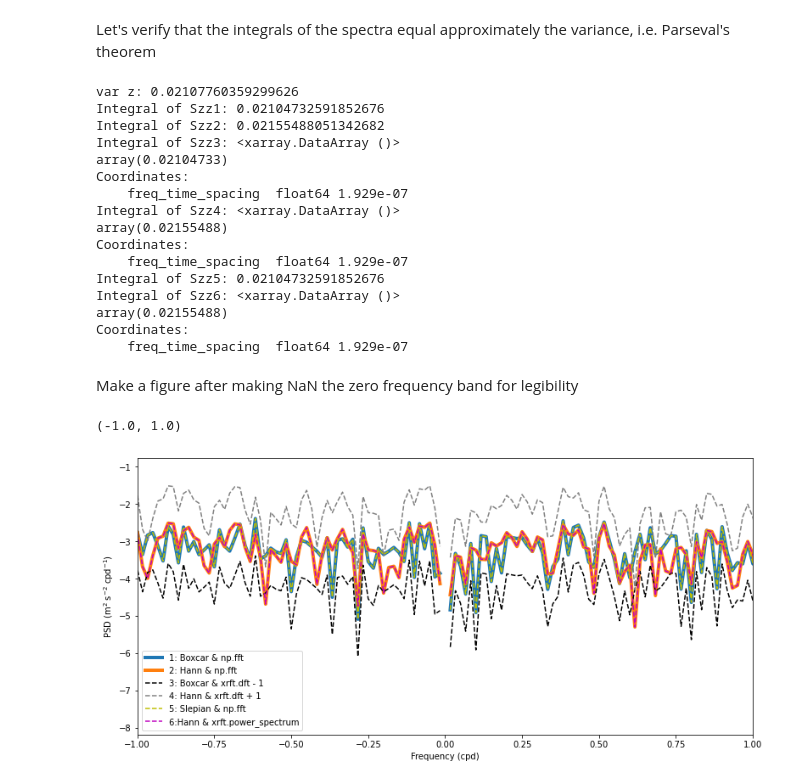
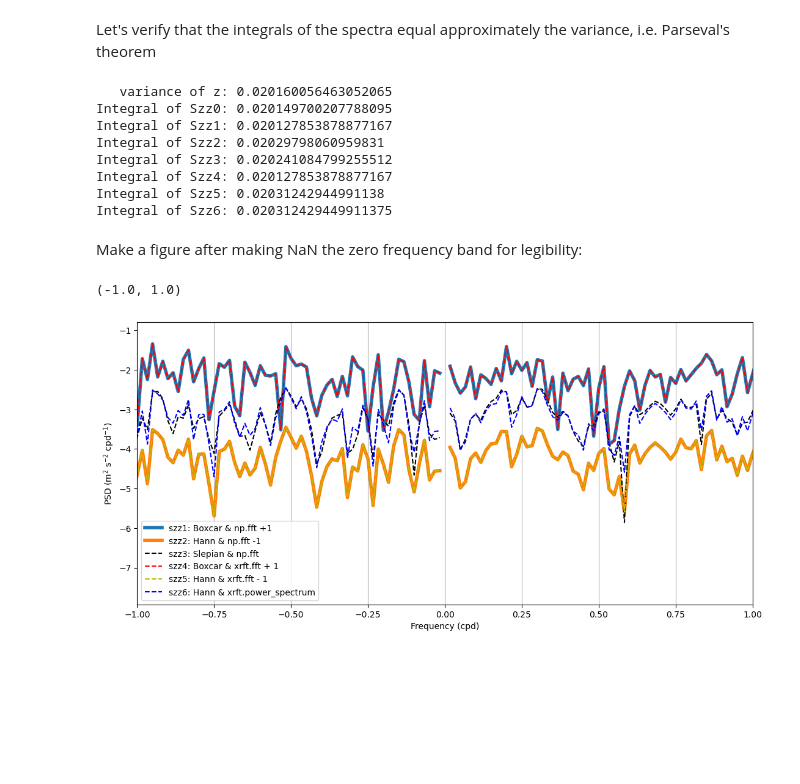
Before and after one commit to selipot/congenial-spectrum, a Jupyter notebook: index.ipynb, the cells around one changed output. Saved outputs shown, nothing was run; the diff lists cells and outputs as text; code cells hidden in the pictures; blank space fills up the shorter version.

```diff
--- a/index.ipynb
+++ b/index.ipynb
@@ -132,0 +180,24 @@ szz6 = (dt/hann_fac)*(1/(N*60*60))*N**2*xrft.power_spectrum(za.z,dim=['time'],wi
+# %%
+# Using xrft routine for FFT with no window, i.e a boxcar window. `xrft.fft` includes a true_amplitude optional argument that applies the multiplication by dt of the fft
+# but that is not useful; not sure why it is used
+zfft4 = xrft.fft(za.z,dim=['time'],window='boxcar',detrend='constant',true_amplitude=False,shift=False)
+# multiply the absolute squared Fourier transform coefficients by dt to make a PSD and divide by correction for window
+szz4 = (np.abs(zfft4)**2)*dt/(boxcar_fac)
+# szz3 = (np.abs(zfft3)**2)*dt/N # this is equivalent because boxcar_fac = 1440 = N
+# %%
+
+# Using `xrft.fft` routine for FFT but with Hann window.
+zfft5 = xrft.fft(za.z,dim=['time'],window='hann',detrend='constant',true_amplitude=False,shift=False)
+# multiply the absolute squared Fourier transform coefficients by dt to make a PSD and divide by correction for window
+szz5 = (np.abs(zfft5)**2)*dt/hann_fac
+# %%
+# Using the `xrft.power_spectrum method` with the density option and the window correction option
+# does not lead to the expected result. Looking at the source code, this function takes the square of the absolute of the
+# FFT of the data but multiplies by the frequency resolution (scaling='density') and divide by the mean of the squares of the window sequence
+# (window_correction=True).
+# It divides by N^2 and the frequency spacing 1/(N dt) with dt in s?
+# to correct, I multiply back by N^2 and 1/(N dt) as well as correct by the dt/hann_fac
+# this to understand:
+#szz6 = xrft.power_spectrum(za.z,dim=['time'],window='hann',detrend='constant',scaling='density',window_correction=True)
+szz6 = (dt/hann_fac)*(1/(N*60*60))*N**2*xrft.power_spectrum(za.z,dim=['time'],window='hann',detrend='constant',shift=False,scaling='density')
+szz6
@@ -133,57 +210,50 @@ szz6 = (dt/hann_fac)*(1/(N*60*60))*N**2*xrft.power_spectrum(za.z,dim=['time'],wi
 # %% [markdown]
 Let's verify that the integrals of the spectra equal approximately the variance, i.e. Parseval's theorem
 # %%
-print('var z:',np.var(z,dtype=np.float64,ddof=1))
+print('   variance of z:',np.var(z,dtype=np.float64,ddof=1))
 
+print('Integral of Szz0:', szz0.sum()*f[1])
 print('Integral of Szz1:', szz1.sum()*f[1])
 print('Integral of Szz2:', szz2.sum()*f[1])
 print('Integral of Szz3:', szz3.sum()*f[1])
-print('Integral of Szz4:', szz4.sum()*f[1])
-print('Integral of Szz5:', szz5.sum()*f[1])
-print('Integral of Szz6:', szz6.sum()*f[1])
+print('Integral of Szz4:', szz4.sum().values*f[1])
+print('Integral of Szz5:', szz5.sum().values*f[1])
+print('Integral of Szz6:', szz6.sum().values*f[1])
 # %% [output]
-var z: 0.02107760359299626
-Integral of Szz1: 0.02104732591852676
-Integral of Szz2: 0.02155488051342682
-Integral of Szz3: <xarray.DataArray ()>
-array(0.02104733)
-Coordinates:
-    freq_time_spacing  float64 1.929e-07
-Integral of Szz4: <xarray.DataArray ()>
-array(0.02155488)
-Coordinates:
-    freq_time_spacing  float64 1.929e-07
-Integral of Szz5: 0.02104732591852676
-Integral of Szz6: <xarray.DataArray ()>
-array(0.02155488)
-Coordinates:
-    freq_time_spacing  float64 1.929e-07
+   variance of z: 0.020160056463052065
+Integral of Szz0: 0.020149700207788095
+Integral of Szz1: 0.020127853878877167
+Integral of Szz2: 0.02029798060959831
+Integral of Szz3: 0.020241084799255512
+Integral of Szz4: 0.020127853878877167
+Integral of Szz5: 0.02031242944991138
+Integral of Szz6: 0.020312429449911375
 # %% [markdown]
-Make a figure after making NaN the zero frequency band for legibility
+Make a figure after making NaN the zero frequency band for legibility:
 # %%
 szz1[0] = np.nan
 szz2[0] = np.nan
 szz3[0] = np.nan
 szz4[0] = np.nan
 szz5[0] = np.nan
 szz6[0] = np.nan
 
 fig, ax = plt.subplots(nrows=1, ncols=1,figsize=(13, 6))
-h1, = plt.plot(np.fft.fftshift(f),np.fft.fftshift(np.log10(szz1)),scaley=True,linewidth=4)
-# here I am not sure why I have to take the real part. szz should be real
-h2, = plt.plot(np.fft.fftshift(f),np.fft.fftshift(np.log10(szz2)),scaley=True,linewidth=4)
-h3 , = plt.plot(np.fft.fftshift(f),np.fft.fftshift(np.log10(szz3)-1),scaley=True,linestyle='dashed',color='k')
-h4, = plt.plot(np.fft.fftshift(f),np.fft.fftshift(np.log10(szz4)+1),scaley=True,linestyle='dashed',color='0.5')
-h5, = plt.plot(np.fft.fftshift(f),np.fft.fftshift(np.log10(szz5)),scaley=True,linestyle='dashed',color='y')
-h6, = plt.plot(np.fft.fftshift(f),np.fft.fftshift(np.log10(szz6)),scaley=True,linestyle='dashed',color='m')
+h1, = plt.plot(np.fft.fftshift(f),np.fft.fftshift(np.log10(szz1)+1),scaley=True,linewidth=4)
+h2, = plt.plot(np.fft.fftshift(f),np.fft.fftshift(np.log10(szz2)-1),scaley=True,linewidth=4)
+h3 , = plt.plot(np.fft.fftshift(f),np.fft.fftshift(np.log10(szz3)),scaley=True,linestyle='dashed',color='k')
+h4, = plt.plot(np.fft.fftshift(f),np.fft.fftshift(np.log10(szz4)+1),scaley=True,linestyle='dashed',color='r')
+h5, = plt.plot(np.fft.fftshift(f),np.fft.fftshift(np.log10(szz5)-1),scaley=True,linestyle='dashed',color='y')
+h6, = plt.plot(np.fft.fftshift(f),np.fft.fftshift(np.log10(szz6)),scaley=True,linestyle='dashed',color='b')
 
-plt.legend([h1,h2,h3,h4,h5,h6], ['1: Boxcar & np.fft','2: Hann & np.fft','3: Boxcar & xrft.dft - 1','4: Hann & xrft.dft + 1','5: Slepian & np.fft','6:Hann & xrft.power_spectrum'])
+plt.legend([h1,h2,h3,h4,h5,h6], ['szz1: Boxcar & np.fft +1','szz2: Hann & np.fft -1','szz3: Slepian & np.fft','szz4: Boxcar & xrft.fft + 1',
+    'szz5: Hann & xrft.fft - 1','szz6: Hann & xrft.power_spectrum'])
 ax.set_ylabel('PSD (m$^2$ s$^{-2}$ cpd$^{-1}$)')
 ax.set_xlabel('Frequency (cpd)')
-
+ax.grid(axis='x')
 ax.set_xlim(xmin=-1, xmax=1)
 #ax.set_ylim(ymin=-6, ymax=0)
 # %% [output]
 (-1.0, 1.0)
-[figure, old version]
+[figure, new version]
 # %% [markdown]
```
Also changed, not shown: parts of 39 cells of this notebook.
